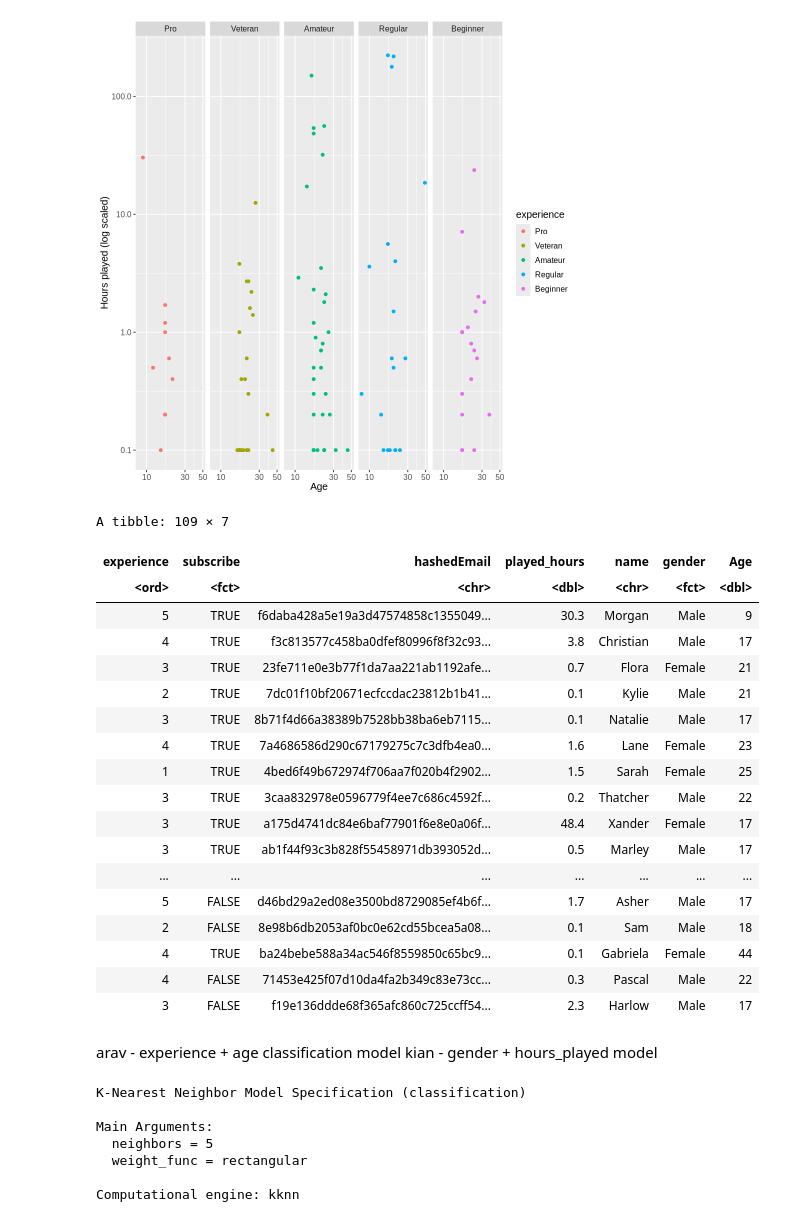
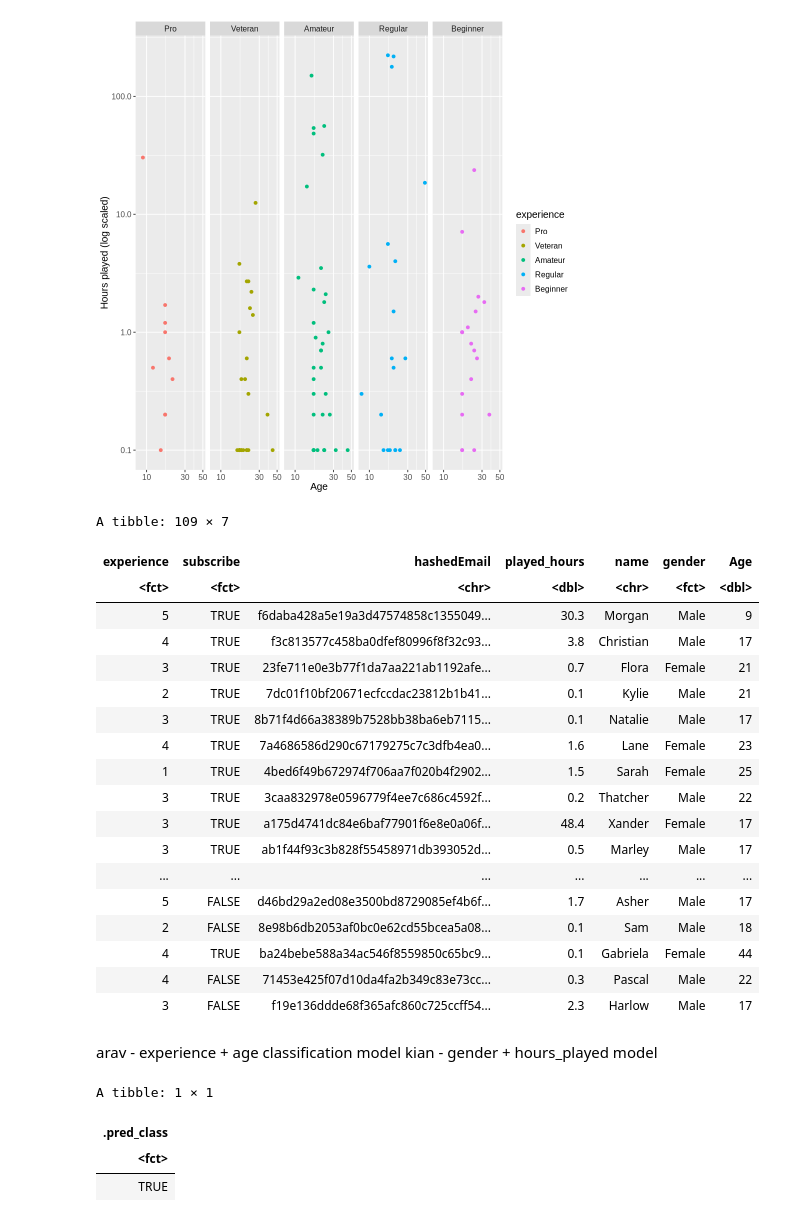
Before and after one commit to kianshahnia/dsci-100-final-report, a Jupyter notebook: final_project.ipynb, the cells around one changed output. Cells and saved outputs as stored; diff of their text form; code cells hidden in the pictures.

Commit message:
initial classification without tune model

```diff
--- a/final_project.ipynb
+++ b/final_project.ipynb
@@ -101,16 +101,15 @@ players_filtered |>
 # %%
 players_filtered$experience <- factor(
   players_filtered$experience,
   levels = c("Pro", "Veteran", "Amateur", "Regular", "Beginner"),
-  labels = c("5", "4", "3", "2", "1"),
-  ordered = TRUE
+  labels = c("5", "4", "3", "2", "1")
 )
 
 players_filtered
 # %% [output]
 A tibble: 109 × 7
 | experience | subscribe | hashedEmail | played_hours | name | gender | Age |
-| <ord> | <fct> | <chr> | <dbl> | <chr> | <fct> | <dbl> |
+| <fct> | <fct> | <chr> | <dbl> | <chr> | <fct> | <dbl> |
 | 5 | TRUE | f6daba428a5e19a3d47574858c1355049... | 30.3 | Morgan | Male | 9 |
 | 4 | TRUE | f3c813577c458ba0dfef80996f8f32c93... | 3.8 | Christian | Male | 17 |
 | 3 | TRUE | 23fe711e0e3b77f1da7aa221ab1192afe... | 0.7 | Flora | Female | 21 |
@@ -132,15 +131,24 @@ arav - experience + age classification model
 kian - gender + hours_played model
 # %%
 knn_spec <- nearest_neighbor(weight_func = "rectangular", neighbors = 5) |>
-    set_engine("kknn") |>
-    set_mode("classification")
+  set_engine("kknn") |>
+  set_mode("classification")
 
-knn_spec
+knn_recipe <- recipe(subscribe ~ Age + played_hours, data = players_filtered) |>
+  step_normalize(all_predictors())
+
+knn_workflow <- workflow() |>
+  add_recipe(knn_recipe) |>
+  add_model(knn_spec)
+
+knn_fit <- fit(knn_workflow, data = players_filtered)
+
+new_obs <- tibble(Age = 21, played_hours = 1)
+
+class_prediction <- predict(knn_fit, new_data = new_obs)
+class_prediction
 # %% [output]
-K-Nearest Neighbor Model Specification (classification)
-
-Main Arguments:
-  neighbors = 5
-  weight_func = rectangular
-
-Computational engine: kknn
+A tibble: 1 × 1
+| .pred_class |
+| <fct> |
+| TRUE |
```
Also changed, not shown: parts of 4 cells of this notebook.
